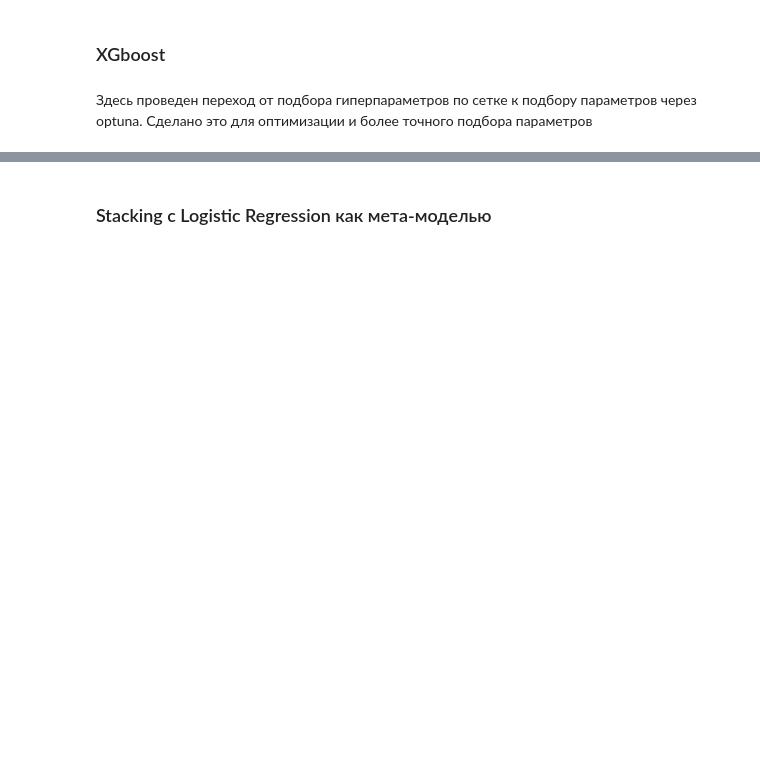
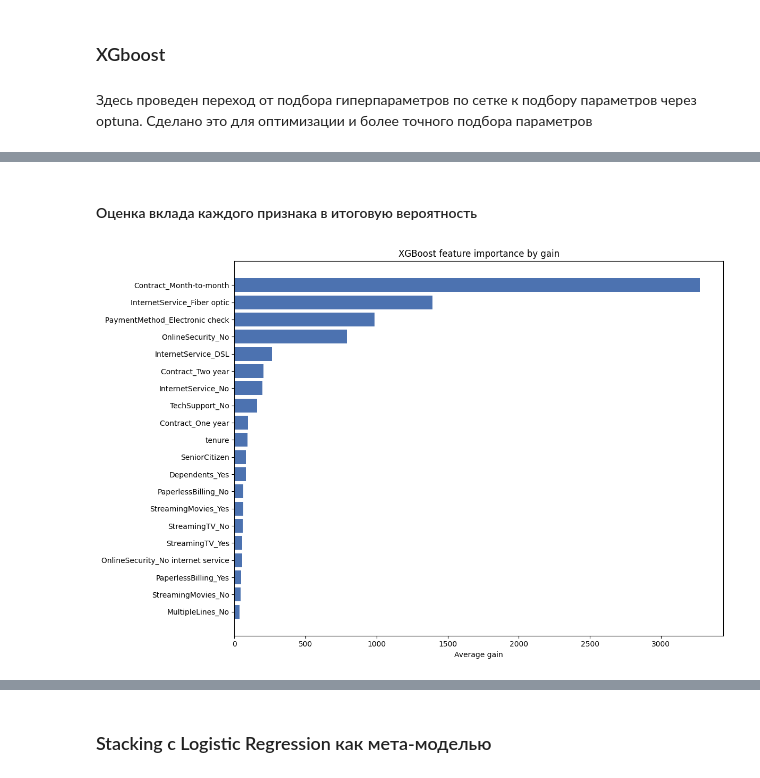
Before and after one commit to argeo05/Customer-Churn-Prediction, a Jupyter notebook: analyze.ipynb, the cells around one changed output, grey strips where cells are left out. Saved outputs shown, nothing was run; the diff lists cells and outputs as text; code cells hidden in the pictures; blank space fills up the shorter version.

```diff
--- a/analyze.ipynb
+++ b/analyze.ipynb
@@ -397,0 +295,22 @@ hub.leaderboard(only_best=True)
+# %% [markdown]
+#### Оценка вклада каждого признака в итоговую вероятность
+# %%
+feature_names = preprocessor.get_feature_names_out()
+
+booster = xgboost.get_booster()
+scores = booster.get_score(importance_type="gain")
+
+importance_df = pd.DataFrame({
+    "feature": [feature_names[int(name[1:])] for name in scores.keys()],
+    "gain": list(scores.values())
+}).sort_values("gain", ascending=False).head(20)
+
+plt.figure(figsize=(12, 8))
+plt.barh(importance_df["feature"][::-1], importance_df["gain"][::-1], color="#4C72B0")
+plt.title("XGBoost feature importance by gain")
+plt.xlabel("Average gain")
+plt.ylabel("")
+plt.tight_layout()
+plt.show()
+# %% [output]
+[figure, added]
```
Also changed, not shown: parts of 15 cells of this notebook.
